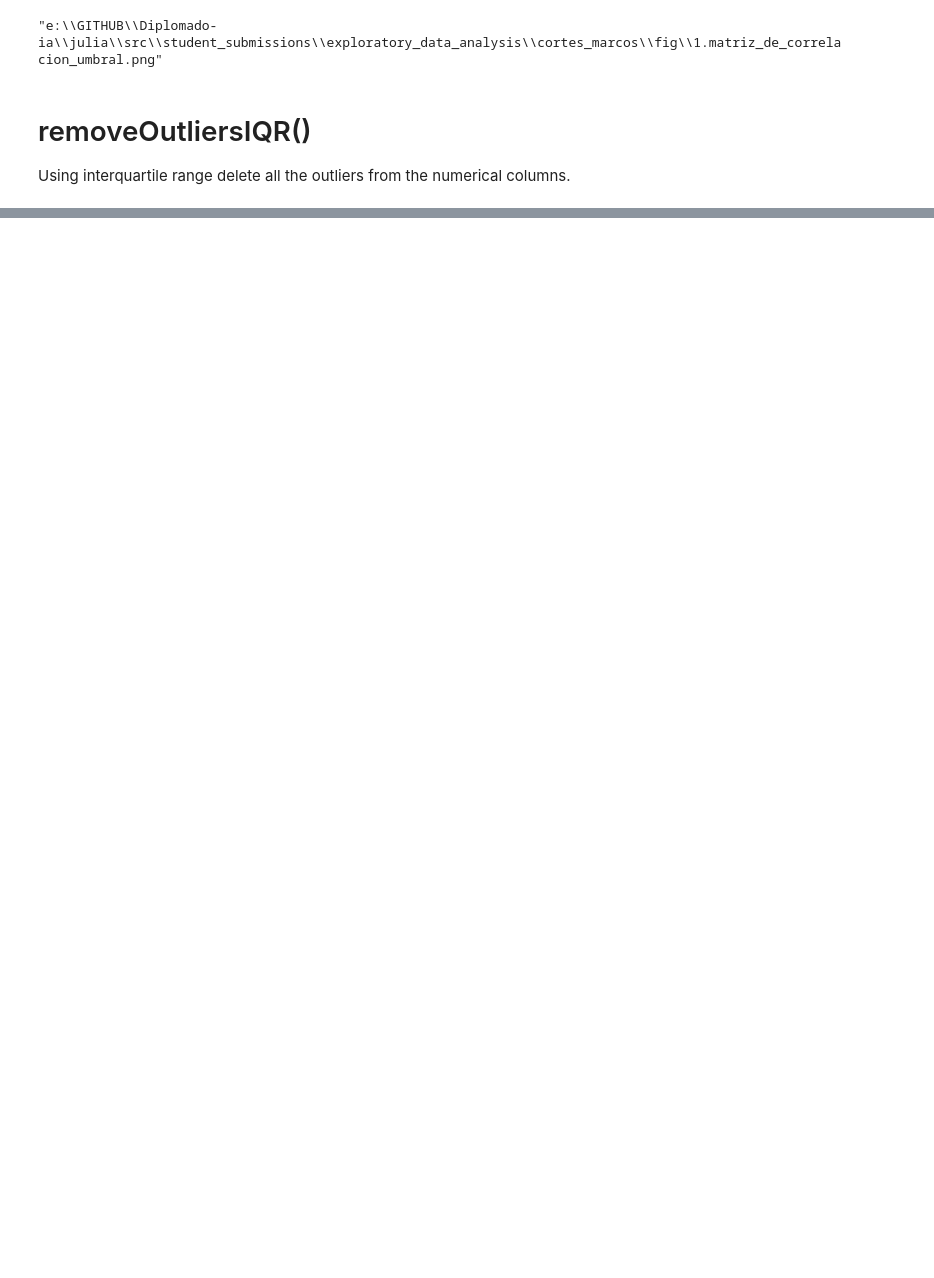
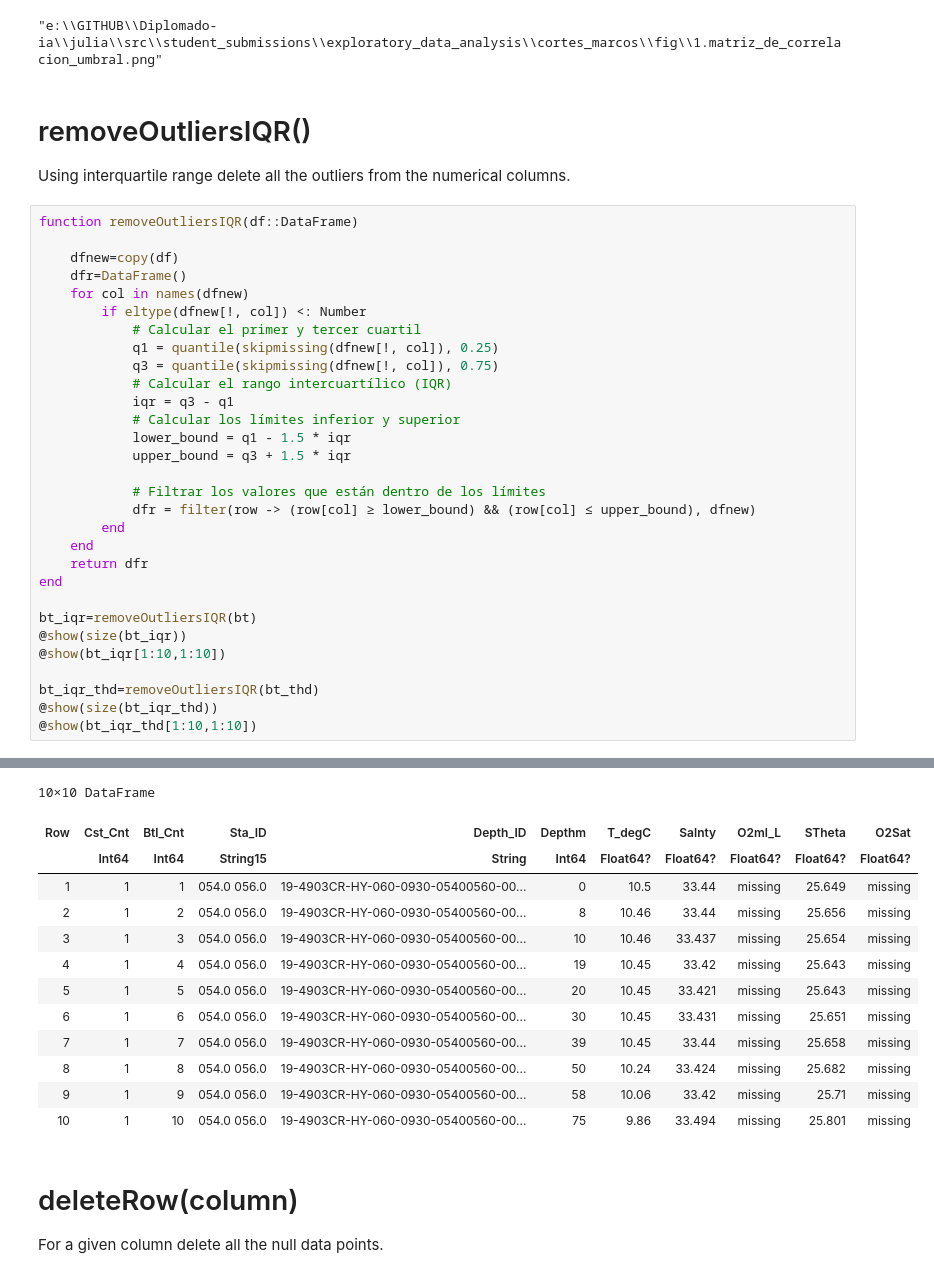
Before and after one commit to camachojua/diplomado-ia, a Jupyter notebook: julia/src/student_submissions/exploratory_data_analysis/cortes_marcos/1.EDA.ipynb, the cells around one changed output, grey strips where cells are left out. Cells and saved outputs as stored; diff of their text form; blank space fills up the shorter version.

```diff
--- a/julia/src/student_submissions/exploratory_data_analysis/cortes_marcos/1.EDA.ipynb
+++ b/julia/src/student_submissions/exploratory_data_analysis/cortes_marcos/1.EDA.ipynb
@@ -294,3 +291,34 @@ savefig(heatmap_plot2, "./fig/1.matriz_de_correlacion_umbral.png")
 # removeOutliersIQR()
 
 Using interquartile range delete all the outliers from the numerical columns.
+# %%
+function removeOutliersIQR(df::DataFrame)
+
+    dfnew=copy(df)
+    dfr=DataFrame()
+    for col in names(dfnew)
+        if eltype(dfnew[!, col]) <: Number
+            # Calcular el primer y tercer cuartil
+            q1 = quantile(skipmissing(dfnew[!, col]), 0.25)
+            q3 = quantile(skipmissing(dfnew[!, col]), 0.75)
+            # Calcular el rango intercuartílico (IQR)
+            iqr = q3 - q1
+            # Calcular los límites inferior y superior
+            lower_bound = q1 - 1.5 * iqr
+            upper_bound = q3 + 1.5 * iqr
+
+            # Filtrar los valores que están dentro de los límites
+            dfr = filter(row -> (row[col] ≥ lower_bound) && (row[col] ≤ upper_bound), dfnew)
+        end
+    end
+    return dfr
+end
+
+bt_iqr=removeOutliersIQR(bt)
+@show(size(bt_iqr))
+@show(bt_iqr[1:10,1:10])
+
+bt_iqr_thd=removeOutliersIQR(bt_thd)
+@show(size(bt_iqr_thd))
+@show(bt_iqr_thd[1:10,1:10])
+# %% [output]
@@ -296,0 +342,17 @@ Using interquartile range delete all the outliers from the numerical columns.
+10×10 DataFrame
+| Row | Cst_Cnt | Btl_Cnt | Sta_ID | Depth_ID | Depthm | T_degC | Salnty | O2ml_L | STheta | O2Sat |
+|  | Int64 | Int64 | String15 | String | Int64 | Float64? | Float64? | Float64? | Float64? | Float64? |
+| 1 | 1 | 1 | 054.0 056.0 | 19-4903CR-HY-060-0930-05400560-00... | 0 | 10.5 | 33.44 | missing | 25.649 | missing |
+| 2 | 1 | 2 | 054.0 056.0 | 19-4903CR-HY-060-0930-05400560-00... | 8 | 10.46 | 33.44 | missing | 25.656 | missing |
+| 3 | 1 | 3 | 054.0 056.0 | 19-4903CR-HY-060-0930-05400560-00... | 10 | 10.46 | 33.437 | missing | 25.654 | missing |
+| 4 | 1 | 4 | 054.0 056.0 | 19-4903CR-HY-060-0930-05400560-00... | 19 | 10.45 | 33.42 | missing | 25.643 | missing |
+| 5 | 1 | 5 | 054.0 056.0 | 19-4903CR-HY-060-0930-05400560-00... | 20 | 10.45 | 33.421 | missing | 25.643 | missing |
+| 6 | 1 | 6 | 054.0 056.0 | 19-4903CR-HY-060-0930-05400560-00... | 30 | 10.45 | 33.431 | missing | 25.651 | missing |
+| 7 | 1 | 7 | 054.0 056.0 | 19-4903CR-HY-060-0930-05400560-00... | 39 | 10.45 | 33.44 | missing | 25.658 | missing |
+| 8 | 1 | 8 | 054.0 056.0 | 19-4903CR-HY-060-0930-05400560-00... | 50 | 10.24 | 33.424 | missing | 25.682 | missing |
+| 9 | 1 | 9 | 054.0 056.0 | 19-4903CR-HY-060-0930-05400560-00... | 58 | 10.06 | 33.42 | missing | 25.71 | missing |
+| 10 | 1 | 10 | 054.0 056.0 | 19-4903CR-HY-060-0930-05400560-00... | 75 | 9.86 | 33.494 | missing | 25.801 | missing |
+# %% [markdown]
+# deleteRow(column)
+
+For a given column delete all the null data points.
```
Also changed, not shown: parts of 13 cells of this notebook, 5 other files.
